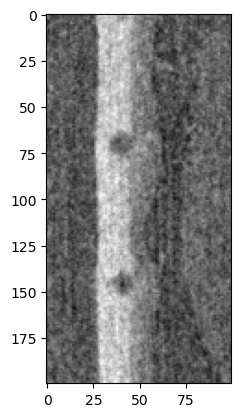
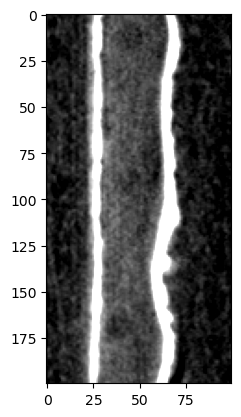
Unified diff of the notebook cell whose output changed from the first chart to the second:
--- before
+++ after
@@ -1 +1 @@
-plt.imshow(im[600:800,550,:], 'gray')
+plt.imshow(im[600:800,450,:], 'gray', vmin = 0, vmax=0.35)

Commit: developed method to extract CL holes, now make a script